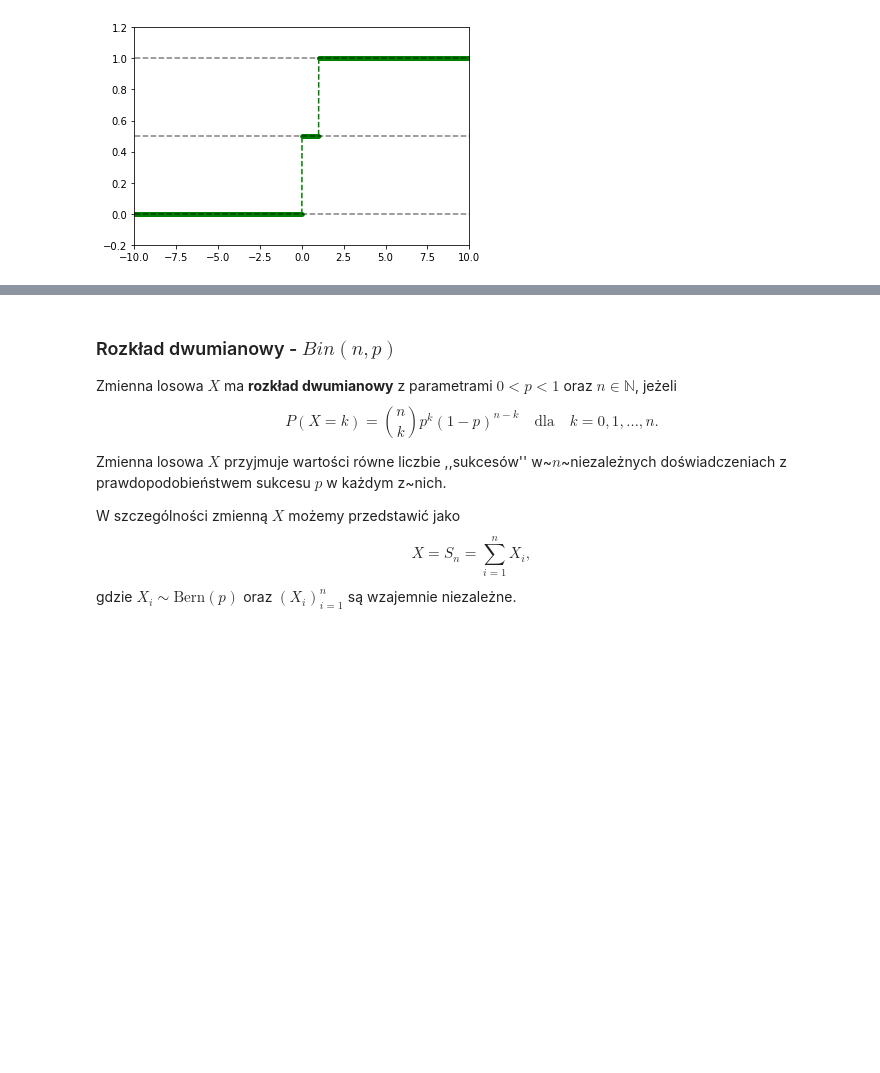
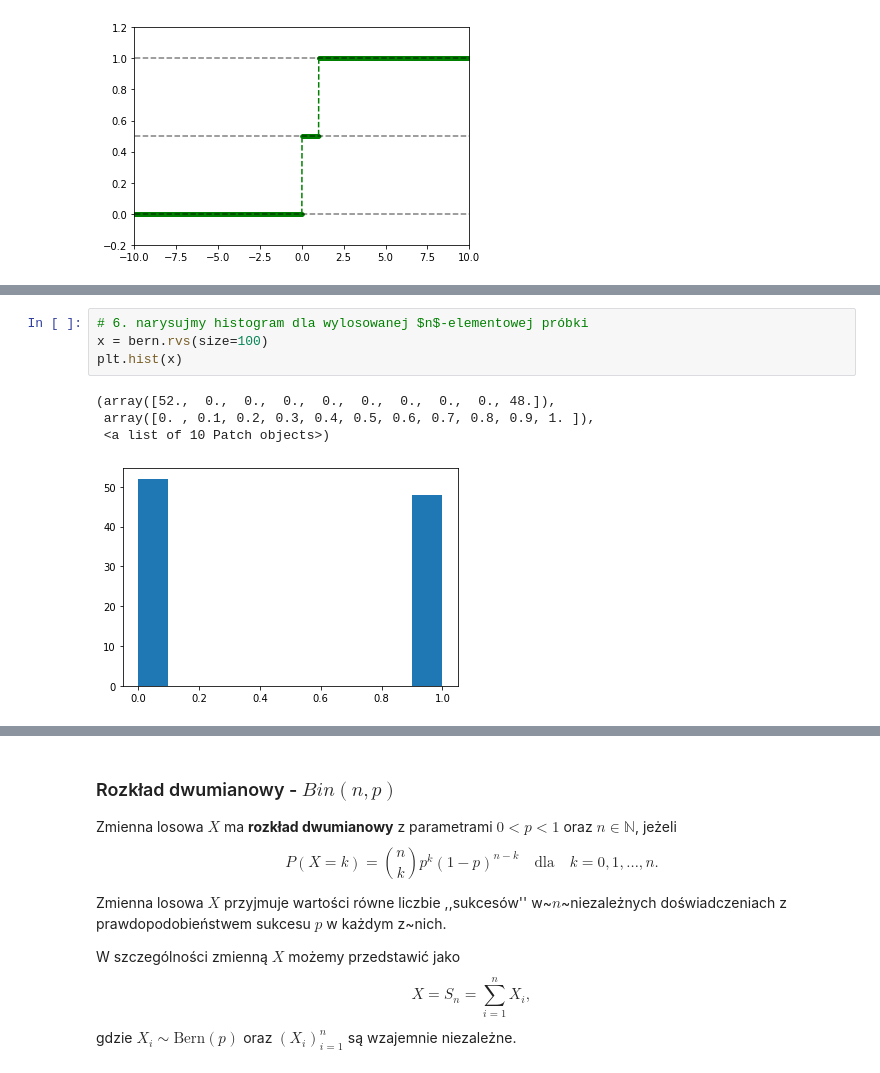
Before and after one commit to mdabrowski-phd/ds250223_stat, a Jupyter notebook: 02_rachunek_prawdopodobienstwa/03_dyskretne_rozkłady_prawdopodobieństwa.ipynb, the cells around one changed output, grey strips where cells are left out. Cells and saved outputs as stored; diff of their text form; blank space fills up the shorter version.

```diff
--- a/02_rachunek_prawdopodobienstwa/03_dyskretne_rozkłady_prawdopodobieństwa.ipynb
+++ b/02_rachunek_prawdopodobienstwa/03_dyskretne_rozkłady_prawdopodobieństwa.ipynb
@@ -147,3 +123,12 @@ plt.hist(bern_samp)
+# %%
+# 6. narysujmy histogram dla wylosowanej $n$-elementowej próbki
+x = bern.rvs(size=100)
+plt.hist(x)
+# %% [output]
+(array([52.,  0.,  0.,  0.,  0.,  0.,  0.,  0.,  0., 48.]),
+ array([0. , 0.1, 0.2, 0.3, 0.4, 0.5, 0.6, 0.7, 0.8, 0.9, 1. ]),
+ <a list of 10 Patch objects>)
+[figure, added]
 # %%
 # 7. porównanie teoretycznej i zaobserwowanej funkcji rozkładu prawdopodobieństwa
 fig, ax = plt.subplots(1, 1)
```
Also changed, not shown: parts of 24 cells of this notebook.
